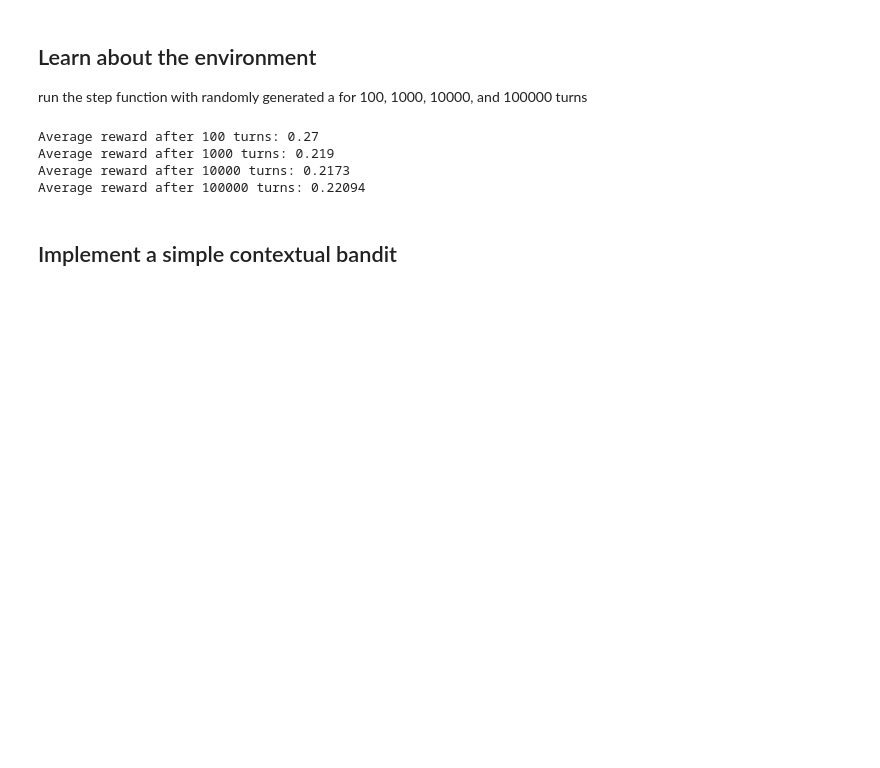
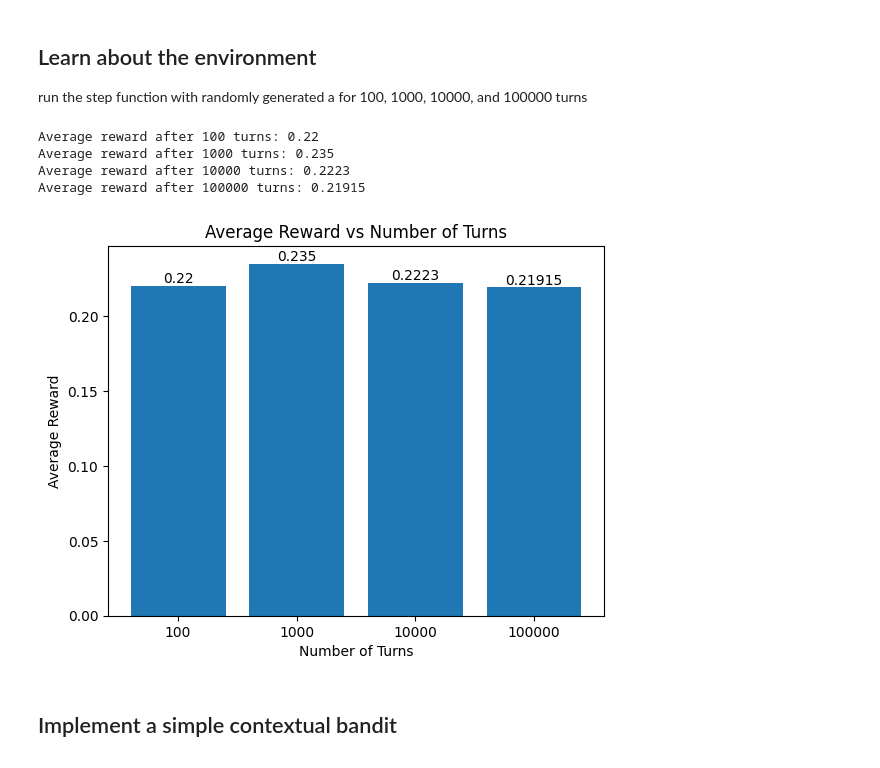
Before and after one commit to jeffTheLandShark/CSC5661, a Jupyter notebook: labs/lab01-bandits/Contextual_Bandit_Simulator.ipynb, the cells around one changed output. Cells and saved outputs as stored; diff of their text form; code cells hidden in the pictures; blank space fills up the shorter version.

```diff
--- a/labs/lab01-bandits/Contextual_Bandit_Simulator.ipynb
+++ b/labs/lab01-bandits/Contextual_Bandit_Simulator.ipynb
@@ -95,18 +96,31 @@ run the step function with randomly generated a for 100, 1000, 10000, and 100000
 # %%
 num_turns = [100, 1000, 10000, 100000]
 
+rewards = []
 for num in num_turns:
     env = Contextual_Bandit_generator(env_config)
     for _ in range(num):
         env.step()
         a = np.random.randint(0, 5)
         env.reward(a)
-    print(f"Average reward after {num} turns:",sum(env.state["reward"]) / num)
+    reward = sum(env.state["reward"]) / num
+    rewards.append(reward)
+    print(f"Average reward after {num} turns:", reward)
 # %% [output]
-Average reward after 100 turns: 0.27
-Average reward after 1000 turns: 0.219
-Average reward after 10000 turns: 0.2173
-Average reward after 100000 turns: 0.22094
+Average reward after 100 turns: 0.22
+Average reward after 1000 turns: 0.235
+Average reward after 10000 turns: 0.2223
+Average reward after 100000 turns: 0.21915
+# %%
+# Create a bar chart plot of the rewards
+ax = plt.bar([str(n) for n in num_turns], rewards)
+plt.bar_label(ax)
+plt.xlabel("Number of Turns")
+plt.ylabel("Average Reward")
+plt.title("Average Reward vs Number of Turns")
+plt.show()
+# %% [output]
+[figure, added]
 # %% [markdown]
 ## Implement a simple contextual bandit
 ![alg1-contextual_bandit](attachment:image.png)
```
Also changed, not shown: parts of 6 cells of this notebook.
